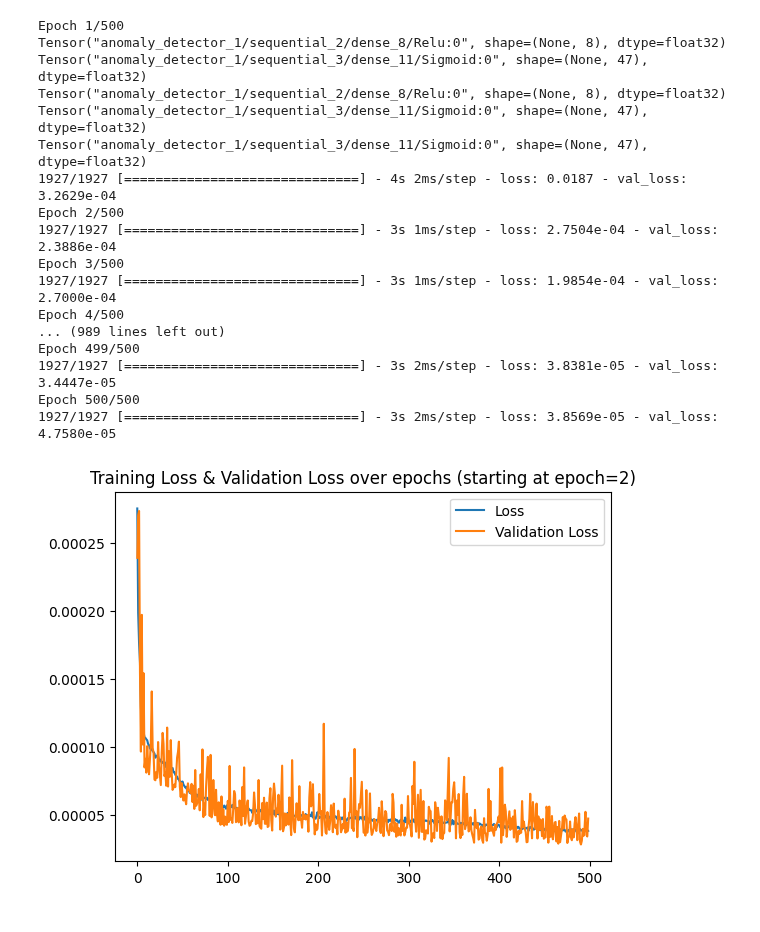
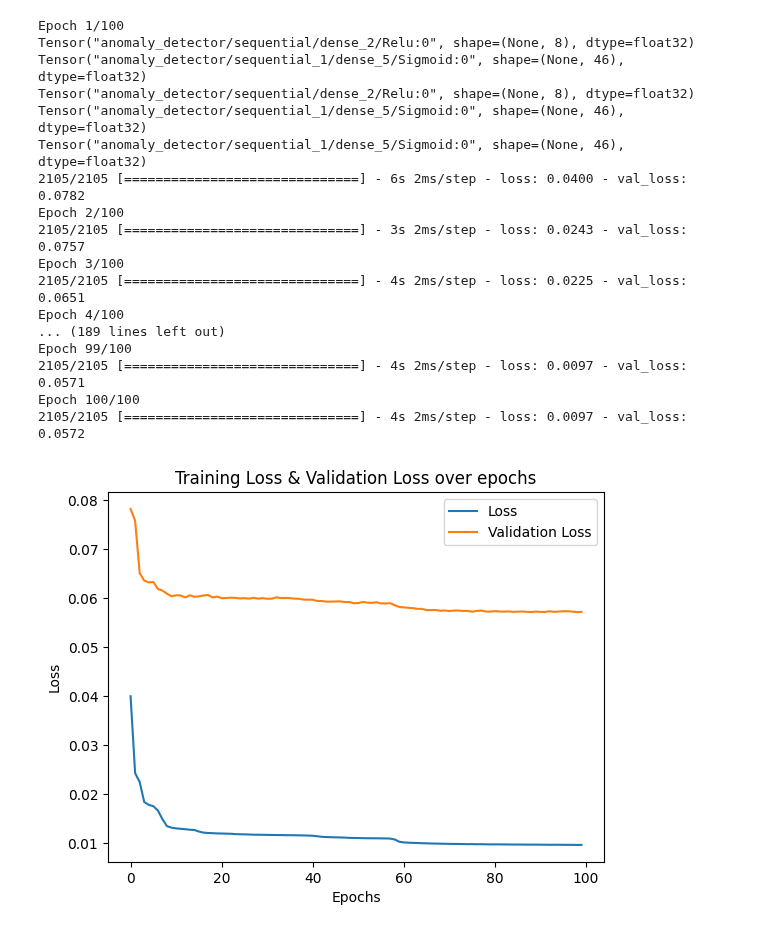
Before and after one commit to joshuapalicka/network-anomaly-detection, a Jupyter notebook: combined_models.ipynb, the cells around one changed output. Cells and saved outputs as stored; diff of their text form; code cells hidden in the pictures.

```diff
--- a/combined_models.ipynb
+++ b/combined_models.ipynb
@@ -54,9 +47,12 @@ train_data, test_data, train_labels, test_labels = train_test_split(
+# %%
+np_train_data = train_data.to_numpy()
+np_test_data = test_data.to_numpy()
 # %%
-min_val = tf.reduce_min(train_data)
-max_val = tf.reduce_max(train_data)
+#min_val = tf.reduce_min(np_train_data)
+#max_val = tf.reduce_max(np_train_data)
 
-train_data = (train_data - min_val) / (max_val - min_val)
-test_data = (test_data - min_val) / (max_val - min_val)
+#np_train_data = (np_train_data - min_val) / (max_val - min_val)
+#np_test_data = (np_test_data - min_val) / (max_val - min_val)
 
-train_data = tf.cast(train_data, tf.float32)
-test_data = tf.cast(test_data, tf.float32)
+np_train_data = tf.cast(np_train_data, tf.float32)
+np_test_data = tf.cast(np_test_data, tf.float32)
@@ -72,3 +59,12 @@ anomalous_test_data = test_data[~test_labels]
+# %%
+np_train_labels = np_train_labels.astype(bool)
+np_test_labels = np_test_labels.astype(bool)
+
+normal_train_data = np_train_data[np_train_labels]
+normal_test_data = np_test_data[np_test_labels]
+
+anomalous_train_data = np_train_data[~np_train_labels]
+anomalous_test_data = np_test_data[~np_test_labels]
 # %%
 from autoencoder.autoencoder import AnomalyDetector
 autoencoder = AnomalyDetector()
@@ -76,33 +72,36 @@ autoencoder = AnomalyDetector()
 autoencoder.compile(optimizer='adam', loss='mae')
 # %%
 history = autoencoder.fit(normal_train_data, normal_train_data,
-          epochs=500,
-          validation_data=(normal_test_data, normal_test_data),
+          epochs=100,
+          validation_data=(test_data, test_data),
           shuffle=True)
 # %% [output]
-Epoch 1/500
-Tensor("anomaly_detector_1/sequential_2/dense_8/Relu:0", shape=(None, 8), dtype=float32)
-Tensor("anomaly_detector_1/sequential_3/dense_11/Sigmoid:0", shape=(None, 47), dtype=float32)
-Tensor("anomaly_detector_1/sequential_2/dense_8/Relu:0", shape=(None, 8), dtype=float32)
-Tensor("anomaly_detector_1/sequential_3/dense_11/Sigmoid:0", shape=(None, 47), dtype=float32)
-Tensor("anomaly_detector_1/sequential_3/dense_11/Sigmoid:0", shape=(None, 47), dtype=float32)
-1927/1927 [==============================] - 4s 2ms/step - loss: 0.0187 - val_loss: 3.2629e-04
-Epoch 2/500
-1927/1927 [==============================] - 3s 1ms/step - loss: 2.7504e-04 - val_loss: 2.3886e-04
-Epoch 3/500
-1927/1927 [==============================] - 3s 1ms/step - loss: 1.9854e-04 - val_loss: 2.7000e-04
-Epoch 4/500
-... (989 lines left out)
-Epoch 499/500
-1927/1927 [==============================] - 3s 2ms/step - loss: 3.8381e-05 - val_loss: 3.4447e-05
-Epoch 500/500
-1927/1927 [==============================] - 3s 2ms/step - loss: 3.8569e-05 - val_loss: 4.7580e-05
+Epoch 1/100
+Tensor("anomaly_detector/sequential/dense_2/Relu:0", shape=(None, 8), dtype=float32)
+Tensor("anomaly_detector/sequential_1/dense_5/Sigmoid:0", shape=(None, 46), dtype=float32)
+Tensor("anomaly_detector/sequential/dense_2/Relu:0", shape=(None, 8), dtype=float32)
+Tensor("anomaly_detector/sequential_1/dense_5/Sigmoid:0", shape=(None, 46), dtype=float32)
+Tensor("anomaly_detector/sequential_1/dense_5/Sigmoid:0", shape=(None, 46), dtype=float32)
+2105/2105 [==============================] - 6s 2ms/step - loss: 0.0400 - val_loss: 0.0782
+Epoch 2/100
+2105/2105 [==============================] - 3s 2ms/step - loss: 0.0243 - val_loss: 0.0757
+Epoch 3/100
+2105/2105 [==============================] - 4s 2ms/step - loss: 0.0225 - val_loss: 0.0651
+Epoch 4/100
+... (189 lines left out)
+Epoch 99/100
+2105/2105 [==============================] - 4s 2ms/step - loss: 0.0097 - val_loss: 0.0571
+Epoch 100/100
+2105/2105 [==============================] - 4s 2ms/step - loss: 0.0097 - val_loss: 0.0572
 # %%
-plt.plot(history.history["loss"][1:])
-plt.plot(history.history["val_loss"][1:])
-plt.title("Training Loss & Validation Loss over epochs (starting at epoch=2)")
+plt.plot(history.history["loss"])
+plt.plot(history.history["val_loss"])
+plt.title("Training Loss & Validation Loss over epochs")
+plt.xlabel("Epochs")
+plt.ylabel("Loss")
+#plt.ylim([0,.0008])
 plt.legend(["Loss", "Validation Loss"])
 plt.show()
 # %% [output]
-[figure, old version]
+[figure, new version]
 # %%
```
Also changed, not shown: parts of 15 cells of this notebook.
